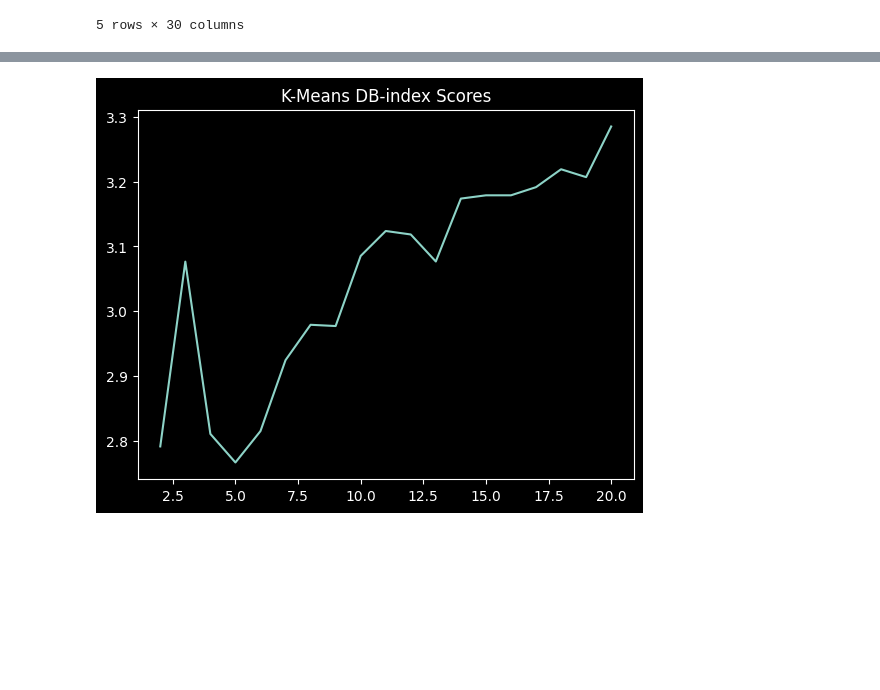
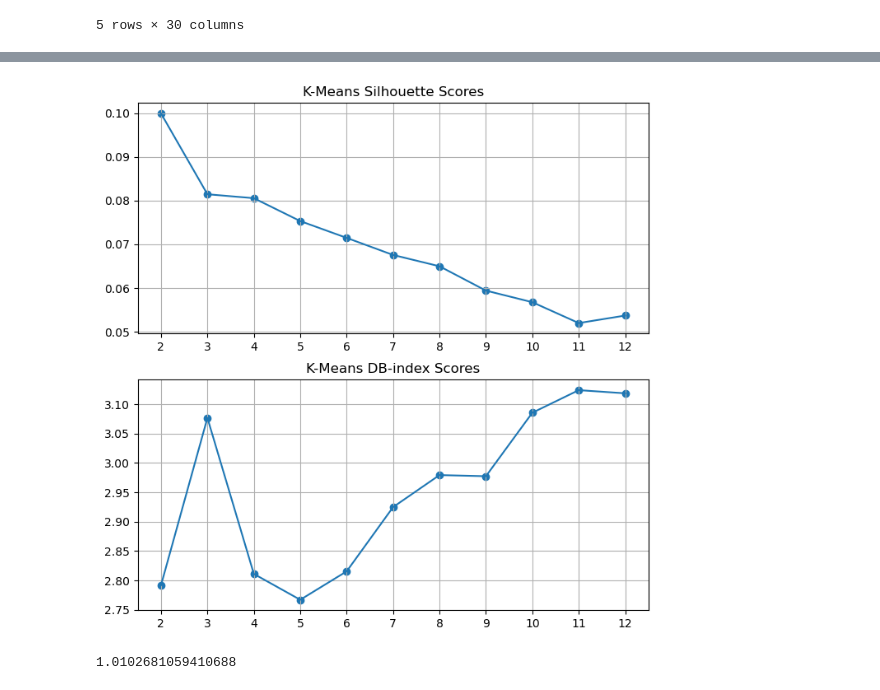
Before and after one commit to siemieniuk/dm-assignment-3, a Jupyter notebook: clustering.ipynb, the cells around one changed output, grey strips where cells are left out. Drawn from its saved outputs; the diff is of its cells as text; code cells hidden in the pictures; blank space fills up the shorter version.

Commit message:
Modified plots and added DBSCAN stuff

```diff
--- a/clustering.ipynb
+++ b/clustering.ipynb
@@ -62,15 +69,11 @@ df_scaled.head()
 5 rows × 29 columns
 # %%
-from sklearn.cluster import KMeans
-from sklearn.metrics import silhouette_score, davies_bouldin_score
-from sklearn.utils.random import sample_without_replacement
-
 RANDOM_STATE = 420
 SAMPLE_SIZE = 10000
 
 silhouette_scores = []
 bouldin_scores = []
-nsclusters = list(range(2, 250, 3))
+ns_clusters = list(range(2, 13, 1))
 
 for n_clusters in ns_clusters:
     print(f"Computing for n_clusters: {n_clusters}")
@@ -114,7 +101,17 @@ plt.show()
-# %%
-plt.title("K-Means DB-index Scores")
-plt.plot(ns_clusters, bouldin_scores)
-plt.xscale('linear')
-plt.show()
-# %% [output]
-[figure, removed]
+# %%
+fig, axs = plt.subplots(2, 1, figsize=(8, 8))
+axs[0].plot(ns_clusters, silhouette_scores)
+axs[0].scatter(ns_clusters, silhouette_scores)
+axs[0].set_title("K-Means Silhouette Scores")
+axs[0].set_xticks(ns_clusters)
+axs[0].grid()
+
+axs[1].plot(ns_clusters, bouldin_scores)
+axs[1].scatter(ns_clusters, bouldin_scores)
+axs[1].set_title("K-Means DB-index Scores")
+axs[1].set_xticks(ns_clusters)
+axs[1].grid()
+
+plt.show()
+# %% [output]
+[figure, added]
@@ -120,0 +125,4 @@ plt.show()
+# %%
+np.mean(dists)
+# %% [output]
+1.0102681059410688
```
Also changed, not shown: parts of 10 cells of this notebook.
